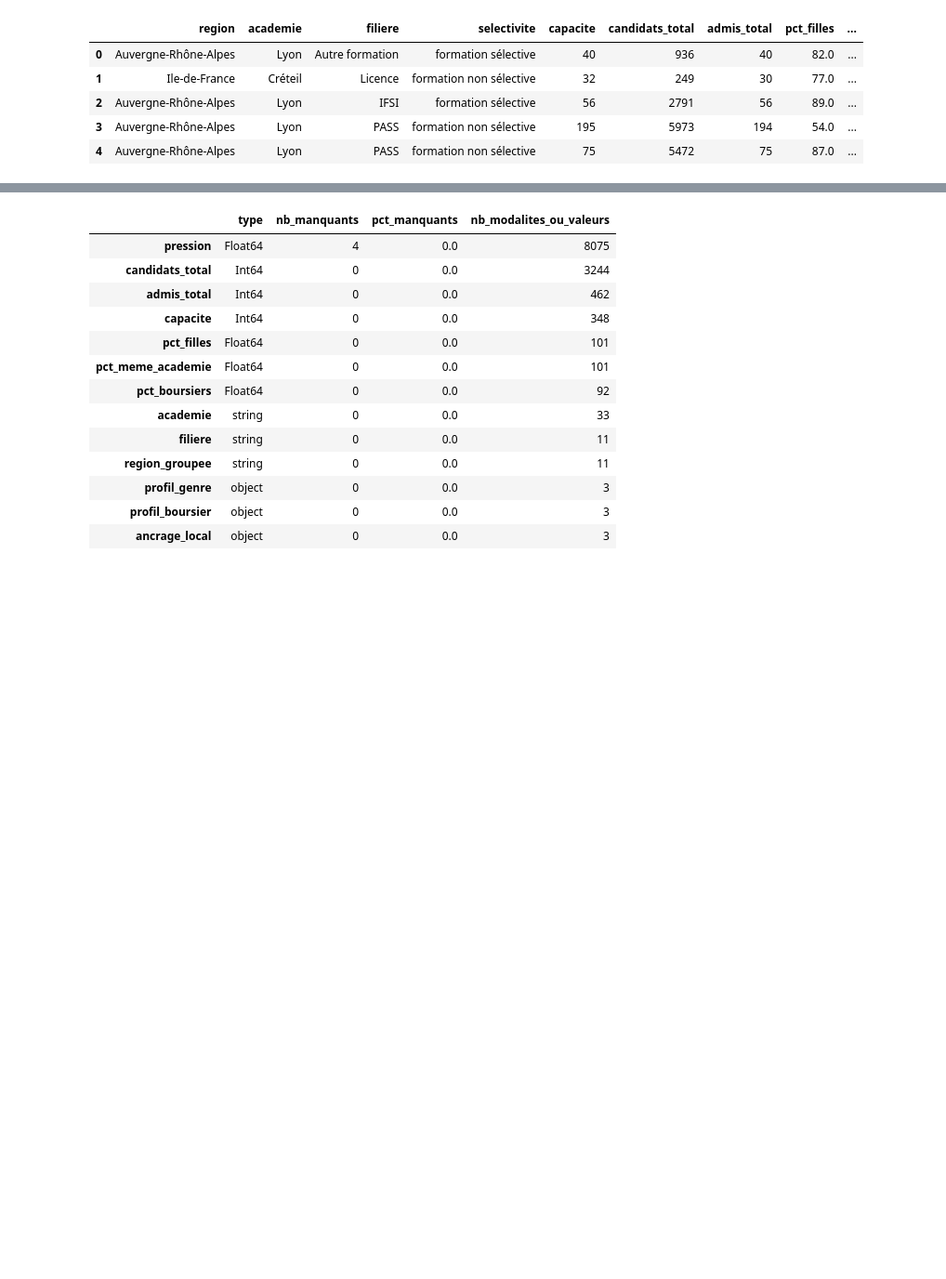
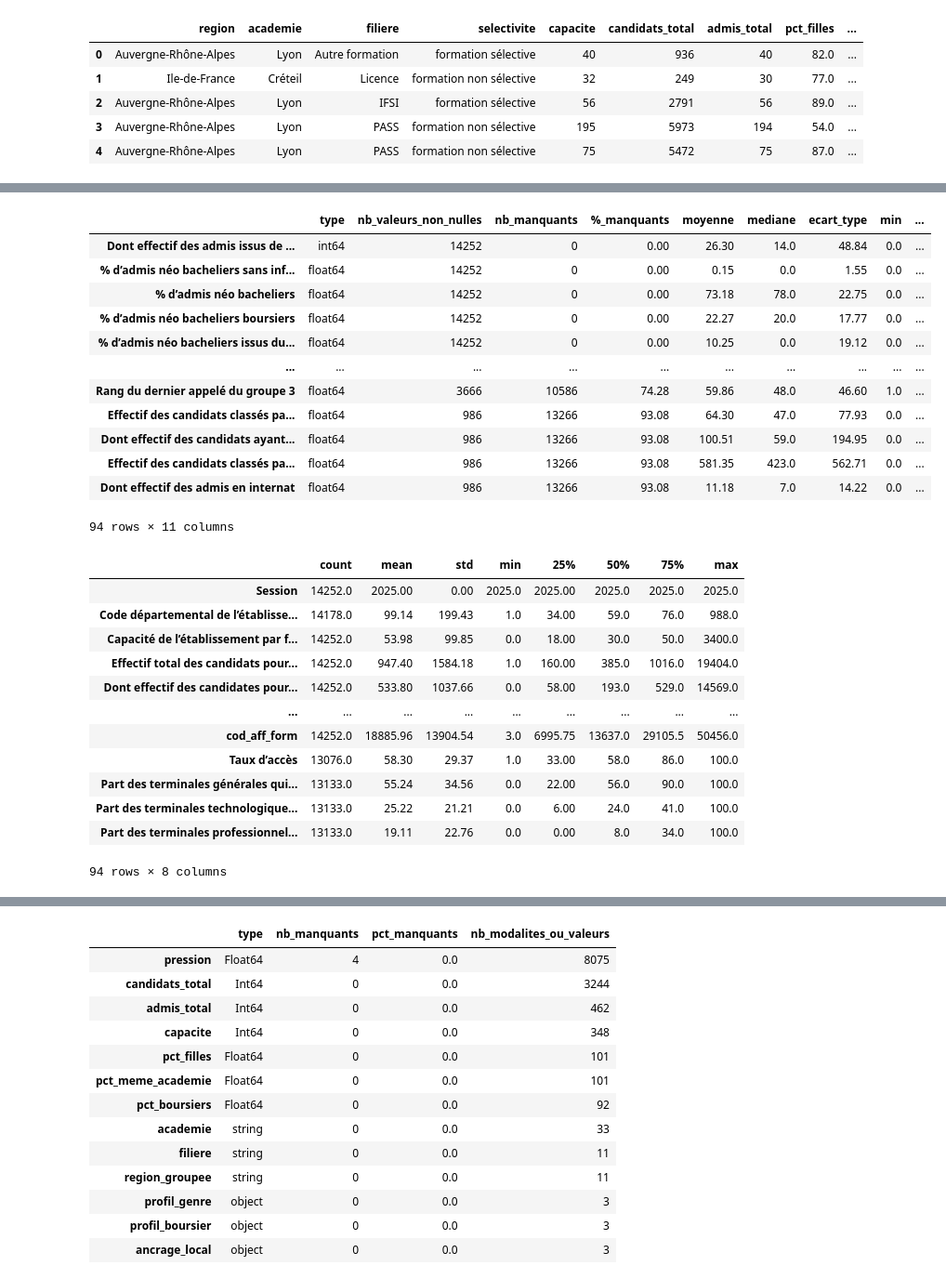
Before and after one commit to R7even31/EDA-Parcoursup-Admissions, a Jupyter notebook: Rendu/Fichier_Rendu/Python/Analyse_bidimensionnelle.ipynb, the cells around one changed output, grey strips where cells are left out. Shown at 93% size. Saved outputs shown, nothing was run; the diff lists cells and outputs as text; code cells hidden in the pictures; blank space fills up the shorter version.

Commit message:
Réécriture bidim simplifiée, ajout de la section analyse unidimensionnelle, et ajout d'une section sur les méthodes de classification.

```diff
--- a/Rendu/Fichier_Rendu/Python/Analyse_bidimensionnelle.ipynb
+++ b/Rendu/Fichier_Rendu/Python/Analyse_bidimensionnelle.ipynb
@@ -107,3 +109,36 @@ Jeu d'analyse : 14252 lignes
 | 2 | Auvergne-Rhône-Alpes | Lyon | IFSI | formation sélective | 56 | 2791 | 56 | 89.0 | ... |
 | 3 | Auvergne-Rhône-Alpes | Lyon | PASS | formation non sélective | 195 | 5973 | 194 | 54.0 | ... |
 | 4 | Auvergne-Rhône-Alpes | Lyon | PASS | formation non sélective | 75 | 5472 | 75 | 87.0 | ... |
+# %%
+
+# Adapter le chemin si besoin
+DATA_PATH = "/home/gugubre/Projet_analyse_de_donnees_vf/An2DO_4A/Rendu/Fichier_Rendu/Python/Parcoursup.csv"
+
+# Chargement
+df = pd.read_csv(DATA_PATH, sep=";", encoding="utf-8-sig")
+
+# Conversion robuste : on tente de convertir chaque colonne en numérique
+df_num = df.apply(lambda col: pd.to_numeric(col, errors="coerce"))
+
+# On garde seulement les colonnes quantitatives avec au moins une vraie valeur numérique
+df_num = df_num.loc[:, df_num.notna().any()]
+
+# Analyse rapide
+resume = pd.DataFrame({
+    "type": df_num.dtypes.astype(str),
+    "nb_valeurs_non_nulles": df_num.notna().sum(),
+    "nb_manquants": df_num.isna().sum(),
+    "%_manquants": (df_num.isna().mean() * 100).round(2),
+    "moyenne": df_num.mean().round(2),
+    "mediane": df_num.median().round(2),
+    "ecart_type": df_num.std().round(2),
+    "min": df_num.min().round(2),
+    "q1": df_num.quantile(0.25).round(2),
+    "q3": df_num.quantile(0.75).round(2),
+    "max": df_num.max().round(2),
+})
+
+display(df_num.head())
+display(resume.sort_values("%_manquants"))
+display(df_num.describe().T.round(2))
+# %% [output]
@@ -110,3 +151,29 @@ Jeu d'analyse : 14252 lignes
+|  | type | nb_valeurs_non_nulles | nb_manquants | %_manquants | moyenne | mediane | ecart_type | min | ... |
+| Dont effectif des admis issus de ... | int64 | 14252 | 0 | 0.00 | 26.30 | 14.0 | 48.84 | 0.0 | ... |
+| % d’admis néo bacheliers sans inf... | float64 | 14252 | 0 | 0.00 | 0.15 | 0.0 | 1.55 | 0.0 | ... |
+| % d’admis néo bacheliers | float64 | 14252 | 0 | 0.00 | 73.18 | 78.0 | 22.75 | 0.0 | ... |
+| % d’admis néo bacheliers boursiers | float64 | 14252 | 0 | 0.00 | 22.27 | 20.0 | 17.77 | 0.0 | ... |
+| % d’admis néo bacheliers issus du... | float64 | 14252 | 0 | 0.00 | 10.25 | 0.0 | 19.12 | 0.0 | ... |
+| ... | ... | ... | ... | ... | ... | ... | ... | ... | ... |
+| Rang du dernier appelé du groupe 3 | float64 | 3666 | 10586 | 74.28 | 59.86 | 48.0 | 46.60 | 1.0 | ... |
+| Effectif des candidats classés pa... | float64 | 986 | 13266 | 93.08 | 64.30 | 47.0 | 77.93 | 0.0 | ... |
+| Dont effectif des candidats ayant... | float64 | 986 | 13266 | 93.08 | 100.51 | 59.0 | 194.95 | 0.0 | ... |
+| Effectif des candidats classés pa... | float64 | 986 | 13266 | 93.08 | 581.35 | 423.0 | 562.71 | 0.0 | ... |
+| Dont effectif des admis en internat | float64 | 986 | 13266 | 93.08 | 11.18 | 7.0 | 14.22 | 0.0 | ... |
+94 rows × 11 columns
+|  | count | mean | std | min | 25% | 50% | 75% | max |
+| Session | 14252.0 | 2025.00 | 0.00 | 2025.0 | 2025.00 | 2025.0 | 2025.0 | 2025.0 |
+| Code départemental de l’établisse... | 14178.0 | 99.14 | 199.43 | 1.0 | 34.00 | 59.0 | 76.0 | 988.0 |
+| Capacité de l’établissement par f... | 14252.0 | 53.98 | 99.85 | 0.0 | 18.00 | 30.0 | 50.0 | 3400.0 |
+| Effectif total des candidats pour... | 14252.0 | 947.40 | 1584.18 | 1.0 | 160.00 | 385.0 | 1016.0 | 19404.0 |
+| Dont effectif des candidates pour... | 14252.0 | 533.80 | 1037.66 | 0.0 | 58.00 | 193.0 | 529.0 | 14569.0 |
+| ... | ... | ... | ... | ... | ... | ... | ... | ... |
+| cod_aff_form | 14252.0 | 18885.96 | 13904.54 | 3.0 | 6995.75 | 13637.0 | 29105.5 | 50456.0 |
+| Taux d’accès | 13076.0 | 58.30 | 29.37 | 1.0 | 33.00 | 58.0 | 86.0 | 100.0 |
+| Part des terminales générales qui... | 13133.0 | 55.24 | 34.56 | 0.0 | 22.00 | 56.0 | 90.0 | 100.0 |
+| Part des terminales technologique... | 13133.0 | 25.22 | 21.21 | 0.0 | 6.00 | 24.0 | 41.0 | 100.0 |
+| Part des terminales professionnel... | 13133.0 | 19.11 | 22.76 | 0.0 | 0.00 | 8.0 | 34.0 | 100.0 |
+94 rows × 8 columns
 # %% [markdown]
 ## 1. Lecture rapide des variables retenues
 
```
Also changed, not shown: parts of 25 cells of this notebook, 1 other file.
